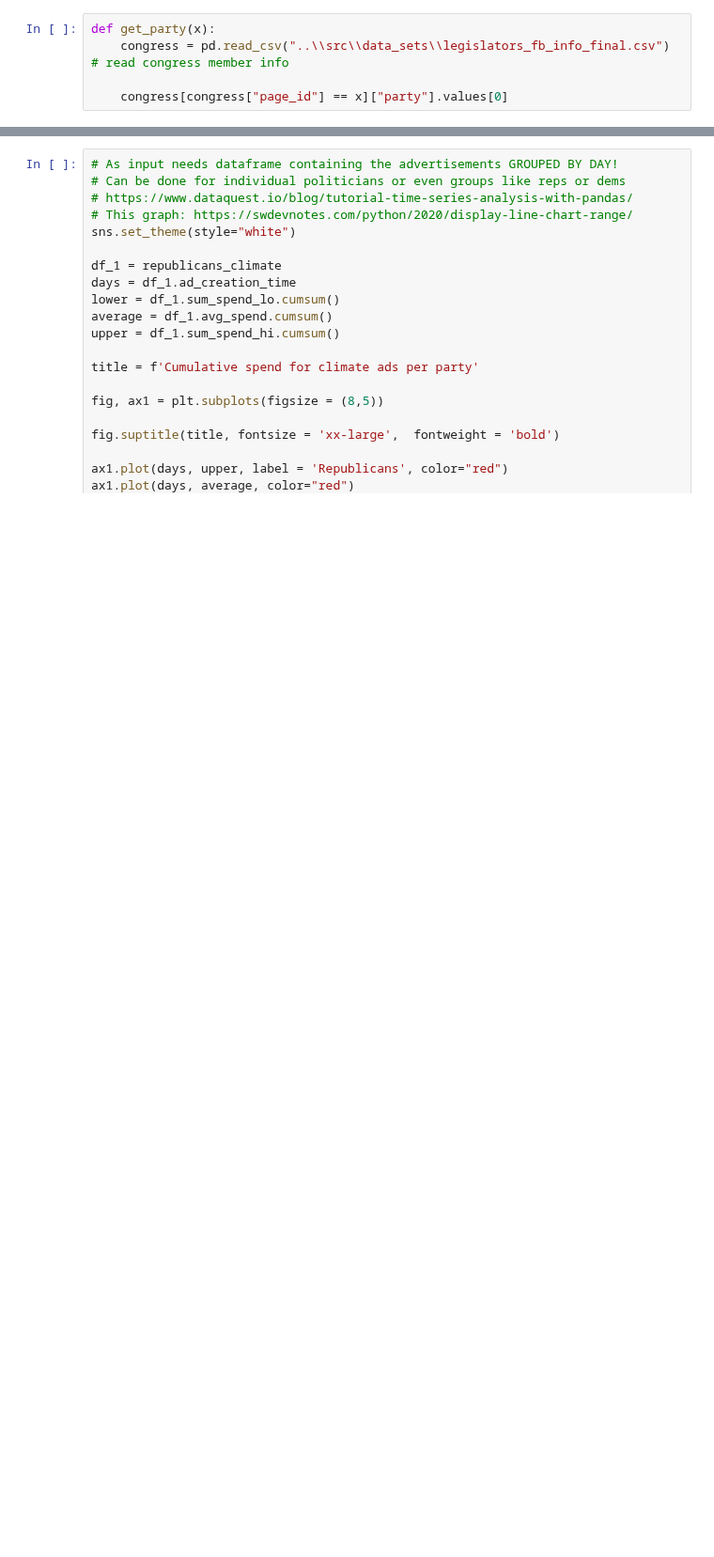
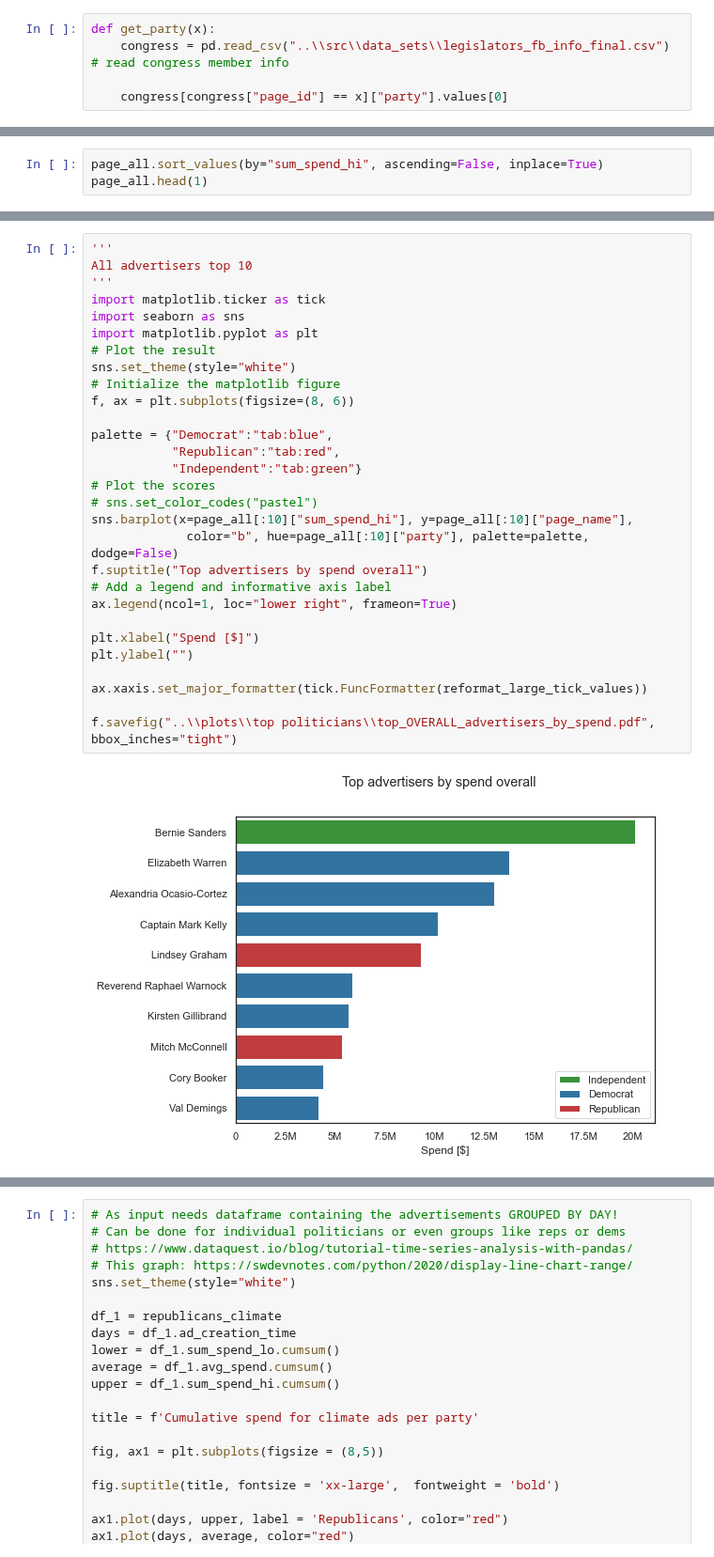
Before and after one commit to lrnz-asnprs/political-ad-api, a Jupyter notebook: notebooks/laurenz_notebook.ipynb, the cells around one changed output, grey strips where cells are left out. Shown at 94% size. Saved outputs shown, nothing was run; the diff lists cells and outputs as text; blank space fills up the shorter version.

```diff
--- a/notebooks/laurenz_notebook.ipynb
+++ b/notebooks/laurenz_notebook.ipynb
@@ -465,0 +548,3 @@ republicans_climate
+# %%
+page_all.sort_values(by="sum_spend_hi", ascending=False, inplace=True)
+page_all.head(1)
@@ -465,0 +554,31 @@ republicans_climate
+# %%
+'''
+All advertisers top 10
+'''
+import matplotlib.ticker as tick
+import seaborn as sns
+import matplotlib.pyplot as plt
+# Plot the result
+sns.set_theme(style="white")
+# Initialize the matplotlib figure
+f, ax = plt.subplots(figsize=(8, 6))
+
+palette = {"Democrat":"tab:blue",
+           "Republican":"tab:red",
+           "Independent":"tab:green"}
+# Plot the scores
+# sns.set_color_codes("pastel")
+sns.barplot(x=page_all[:10]["sum_spend_hi"], y=page_all[:10]["page_name"],
+             color="b", hue=page_all[:10]["party"], palette=palette, dodge=False)
+f.suptitle("Top advertisers by spend overall")
+# Add a legend and informative axis label
+ax.legend(ncol=1, loc="lower right", frameon=True)
+
+plt.xlabel("Spend [$]")
+plt.ylabel("")
+
+ax.xaxis.set_major_formatter(tick.FuncFormatter(reformat_large_tick_values))
+
+f.savefig("..\\plots\\top politicians\\top_OVERALL_advertisers_by_spend.pdf", bbox_inches="tight")
+# %% [output]
+[figure, added]
```
Also changed, not shown: parts of 14 cells of this notebook, 26 other files.
